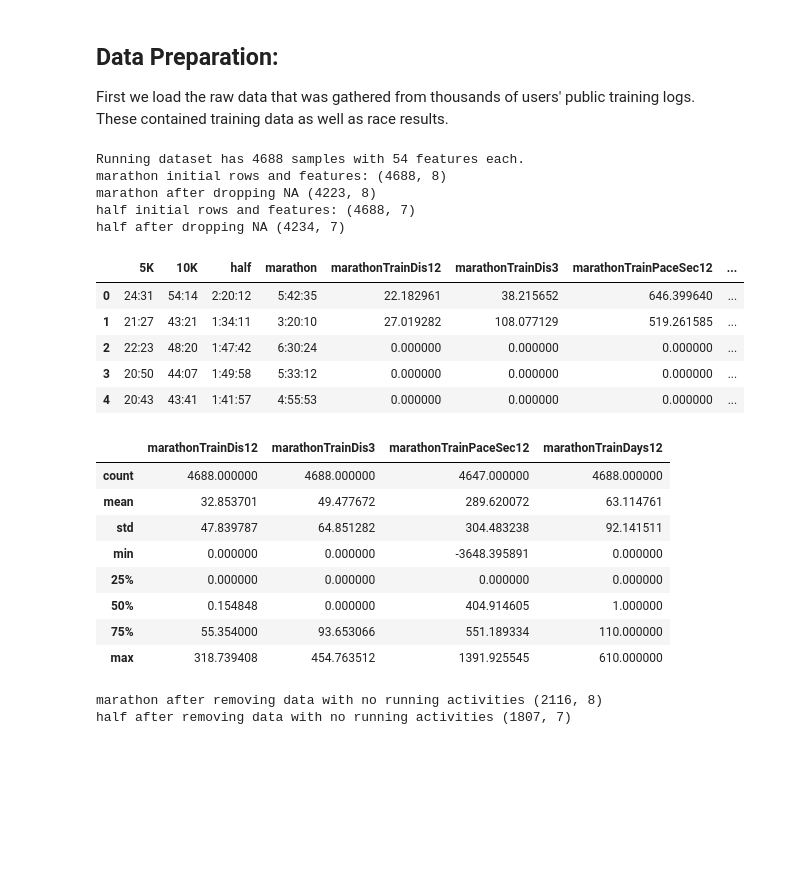
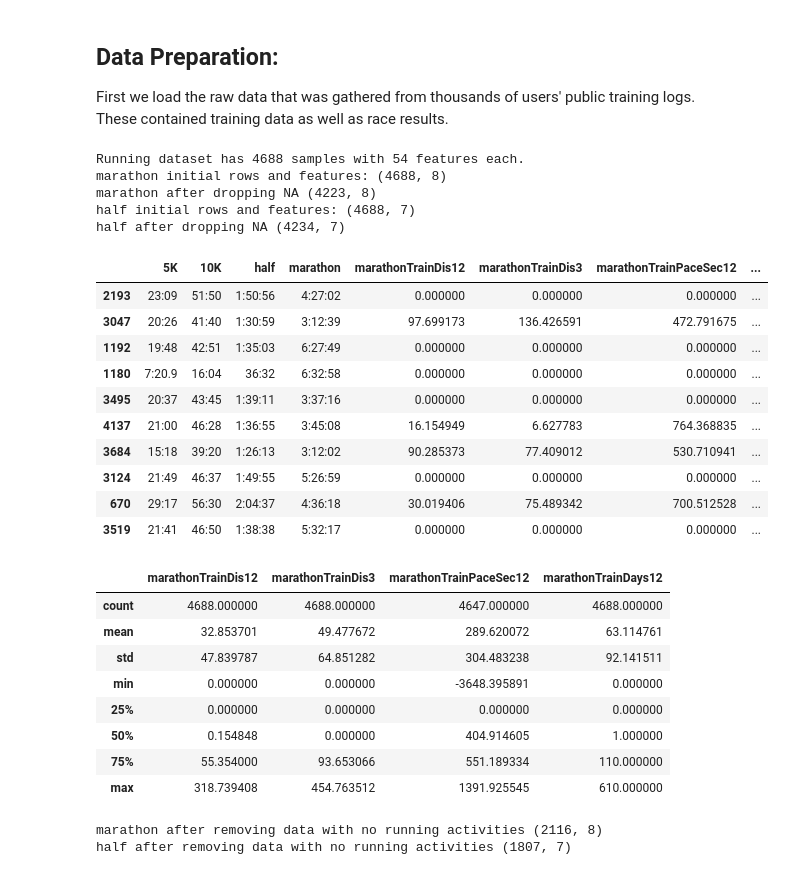
Before and after one commit to dbilenkin/machine-learning, a Jupyter notebook: MLRacePredictor/MLRacePredictor.ipynb, the cells around one changed output. Cells and saved outputs as stored; diff of their text form; code cells hidden in the pictures; blank space fills up the shorter version.

```diff
--- a/MLRacePredictor/MLRacePredictor.ipynb
+++ b/MLRacePredictor/MLRacePredictor.ipynb
@@ -26,39 +26,44 @@ try:
     print "Running dataset has {} samples with {} features each.".format(*all_data.shape)
 except:
     print "Dataset could not be loaded. Is the dataset missing?"
 
 #We'll be predicting both marathon and half marathons that need different features so we need to
 #split the data up
 data = {}
 data['half'] = all_data[[
         '5K','10K','half','halfTrainDis12',
         'halfTrainDis3','halfTrainPaceSec12',
         'halfTrainDays12']]
 
 data['marathon'] = all_data[[
         '5K','10K','half','marathon','marathonTrainDis12',
         'marathonTrainDis3','marathonTrainPaceSec12',
         'marathonTrainDays12']]
 
 for race, race_data in data.iteritems():
     print race, 'initial rows and features:', race_data.shape
     race_data = race_data.dropna()
     print race, 'after dropping NA', race_data.shape
 
-display(data['marathon'].head())
+display(data['marathon'].sample(10))
 display(data['marathon'].describe())
 # %% [output]
 Running dataset has 4688 samples with 54 features each.
 marathon initial rows and features: (4688, 8)
 marathon after dropping NA (4223, 8)
 half initial rows and features: (4688, 7)
 half after dropping NA (4234, 7)
 |  | 5K | 10K | half | marathon | marathonTrainDis12 | marathonTrainDis3 | marathonTrainPaceSec12 | ... |
-| 0 | 24:31 | 54:14 | 2:20:12 | 5:42:35 | 22.182961 | 38.215652 | 646.399640 | ... |
-| 1 | 21:27 | 43:21 | 1:34:11 | 3:20:10 | 27.019282 | 108.077129 | 519.261585 | ... |
-| 2 | 22:23 | 48:20 | 1:47:42 | 6:30:24 | 0.000000 | 0.000000 | 0.000000 | ... |
-| 3 | 20:50 | 44:07 | 1:49:58 | 5:33:12 | 0.000000 | 0.000000 | 0.000000 | ... |
-| 4 | 20:43 | 43:41 | 1:41:57 | 4:55:53 | 0.000000 | 0.000000 | 0.000000 | ... |
+| 2193 | 23:09 | 51:50 | 1:50:56 | 4:27:02 | 0.000000 | 0.000000 | 0.000000 | ... |
+| 3047 | 20:26 | 41:40 | 1:30:59 | 3:12:39 | 97.699173 | 136.426591 | 472.791675 | ... |
+| 1192 | 19:48 | 42:51 | 1:35:03 | 6:27:49 | 0.000000 | 0.000000 | 0.000000 | ... |
+| 1180 | 7:20.9 | 16:04 | 36:32 | 6:32:58 | 0.000000 | 0.000000 | 0.000000 | ... |
+| 3495 | 20:37 | 43:45 | 1:39:11 | 3:37:16 | 0.000000 | 0.000000 | 0.000000 | ... |
+| 4137 | 21:00 | 46:28 | 1:36:55 | 3:45:08 | 16.154949 | 6.627783 | 764.368835 | ... |
+| 3684 | 15:18 | 39:20 | 1:26:13 | 3:12:02 | 90.285373 | 77.409012 | 530.710941 | ... |
+| 3124 | 21:49 | 46:37 | 1:49:55 | 5:26:59 | 0.000000 | 0.000000 | 0.000000 | ... |
+| 670 | 29:17 | 56:30 | 2:04:37 | 4:36:18 | 30.019406 | 75.489342 | 700.512528 | ... |
+| 3519 | 21:41 | 46:50 | 1:38:38 | 5:32:17 | 0.000000 | 0.000000 | 0.000000 | ... |
 |  | marathonTrainDis12 | marathonTrainDis3 | marathonTrainPaceSec12 | marathonTrainDays12 |
 | count | 4688.000000 | 4688.000000 | 4647.000000 | 4688.000000 |
 | mean | 32.853701 | 49.477672 | 289.620072 | 63.114761 |
```
Also changed, not shown: parts of 2 cells of this notebook, 7 other files.
